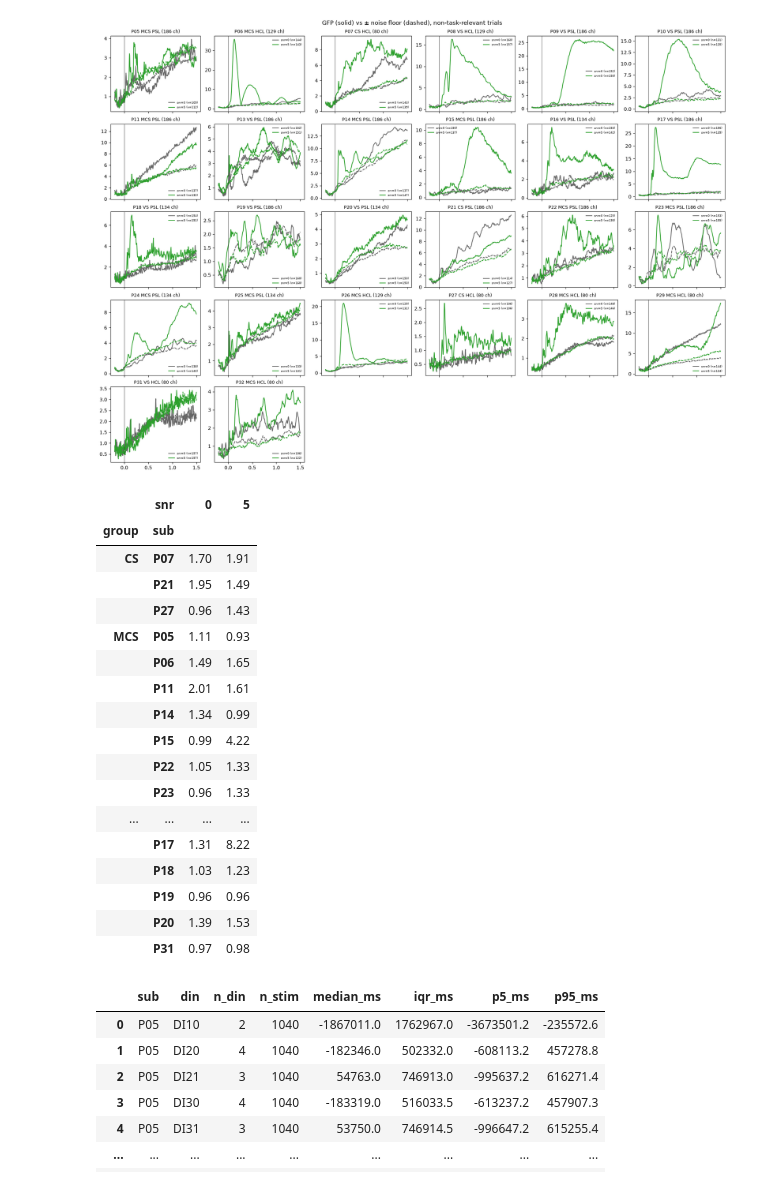
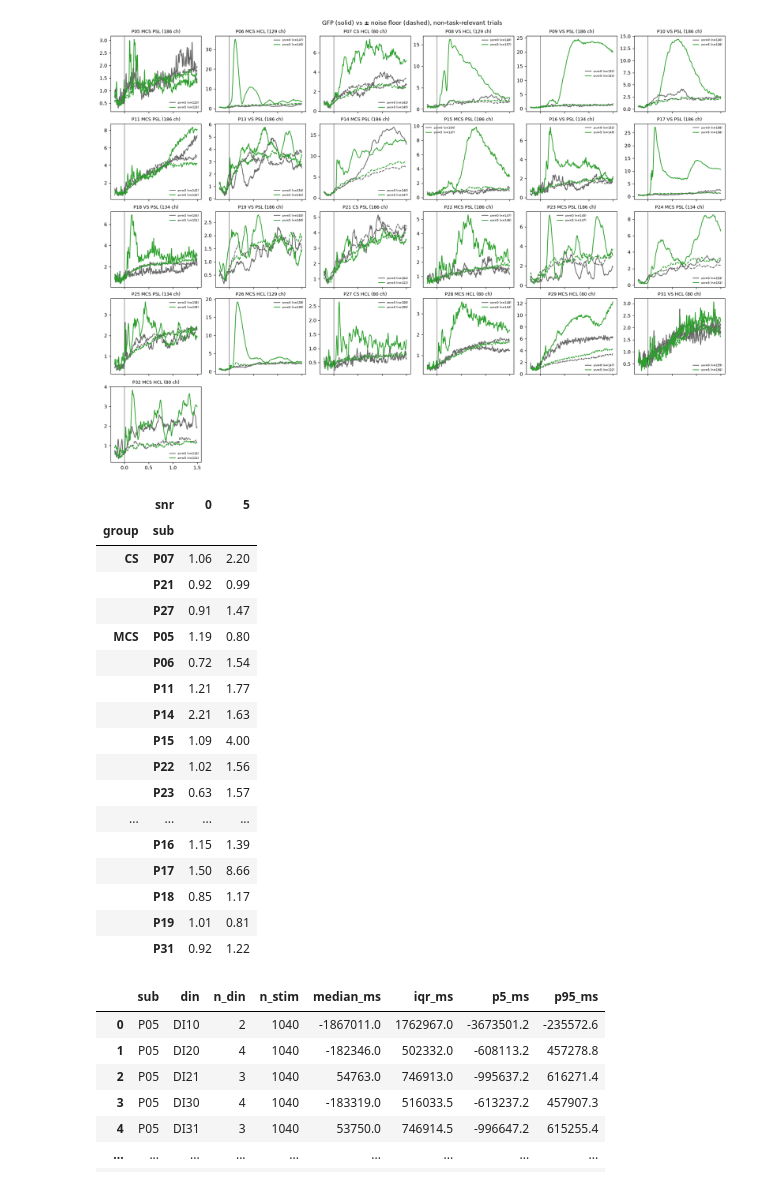
Before and after one commit to ThoHardy/SoundLEAD, a Jupyter notebook: DataHandlingControls.ipynb, the cells around one changed output. Saved outputs shown, nothing was run; the diff lists cells and outputs as text; code cells hidden in the pictures.

```diff
--- a/DataHandlingControls.ipynb
+++ b/DataHandlingControls.ipynb
@@ -11,7 +11,7 @@ import pandas as pd
 import matplotlib.pyplot as plt
 import mne
 
-EP_DIR = repo_root / "Study3" / "epochs" / "hp0.1_lp40"
+EP_DIR = repo_root / "Study3" / "epochs" / "hp0.3_lp40"
 BL = (-0.2, 0.0)
 
 
@@ -32,52 +32,52 @@ def gfp_vs_floor(ep, cond_col="snr", seed=0, n_perm=20):
 
 
 files = sorted(EP_DIR.glob("P*-epo.fif"))
 fig, axes = plt.subplots(int(np.ceil(len(files) / 6)), 6, figsize=(18, 2.6 * np.ceil(len(files) / 6)),
                          sharex=True, squeeze=False, layout="constrained")
 rows = []
 for ax, f in zip(axes.flat, files):
     sub = f.name.replace("-epo.fif", "")
     ep = mne.read_epochs(f, preload=True, verbose="error")
     info = json.loads((EP_DIR / f"{sub}_qc.json").read_text())
     t, out = gfp_vs_floor(ep)
     late = (t >= 1.0) & (t <= 1.5)
     for c, col in [(0, "0.4"), (max(out), "tab:green")]:
         g, fl, n = out[c]
         ax.plot(t, g, color=col, label=f"snr={c} (n={n})")
         ax.plot(t, fl, color=col, ls="--")
         rows.append({"sub": sub, "group": info.get("group"), "site": info.get("site"), "snr": c,
                      "gfp_late": g[late].mean(), "floor_late": fl[late].mean(),
                      "ratio_late": g[late].mean() / fl[late].mean()})
     ax.axvline(0, color="k", lw=0.5)
     ax.set_title(f"{sub} {info.get('group')} {info.get('site')} ({len(ep.ch_names)} ch)", fontsize=9)
     ax.legend(fontsize=6, frameon=False)
 for ax in axes.flat[len(files):]:
     ax.axis("off")
 fig.suptitle("GFP (solid) vs ± noise floor (dashed), non-task-relevant trials")
 plt.show()
 
 ratios = pd.DataFrame(rows)
 ratios.pivot_table(index=["group", "sub"], columns="snr", values="ratio_late").round(2)
 # %% [output]
-[figure, old version]
+[figure, new version]
 |  | snr | 0 | 5 |
 | group | sub |  |  |
-| CS | P07 | 1.70 | 1.91 |
-|  | P21 | 1.95 | 1.49 |
-|  | P27 | 0.96 | 1.43 |
-| MCS | P05 | 1.11 | 0.93 |
-|  | P06 | 1.49 | 1.65 |
-|  | P11 | 2.01 | 1.61 |
-|  | P14 | 1.34 | 0.99 |
-|  | P15 | 0.99 | 4.22 |
-|  | P22 | 1.05 | 1.33 |
-|  | P23 | 0.96 | 1.33 |
+| CS | P07 | 1.06 | 2.20 |
+|  | P21 | 0.92 | 0.99 |
+|  | P27 | 0.91 | 1.47 |
+| MCS | P05 | 1.19 | 0.80 |
+|  | P06 | 0.72 | 1.54 |
+|  | P11 | 1.21 | 1.77 |
+|  | P14 | 2.21 | 1.63 |
+|  | P15 | 1.09 | 4.00 |
+|  | P22 | 1.02 | 1.56 |
+|  | P23 | 0.63 | 1.57 |
 | ... | ... | ... | ... |
-|  | P17 | 1.31 | 8.22 |
-|  | P18 | 1.03 | 1.23 |
-|  | P19 | 0.96 | 0.96 |
-|  | P20 | 1.39 | 1.53 |
-|  | P31 | 0.97 | 0.98 |
+|  | P16 | 1.15 | 1.39 |
+|  | P17 | 1.50 | 8.66 |
+|  | P18 | 0.85 | 1.17 |
+|  | P19 | 1.01 | 0.81 |
+|  | P31 | 0.92 | 1.22 |
 # %%
 def nearest_lag(a, b):
     i = np.clip(np.searchsorted(b, a), 1, len(b) - 1)
```
Also changed, not shown: parts of 3 cells of this notebook, 3 other files.
